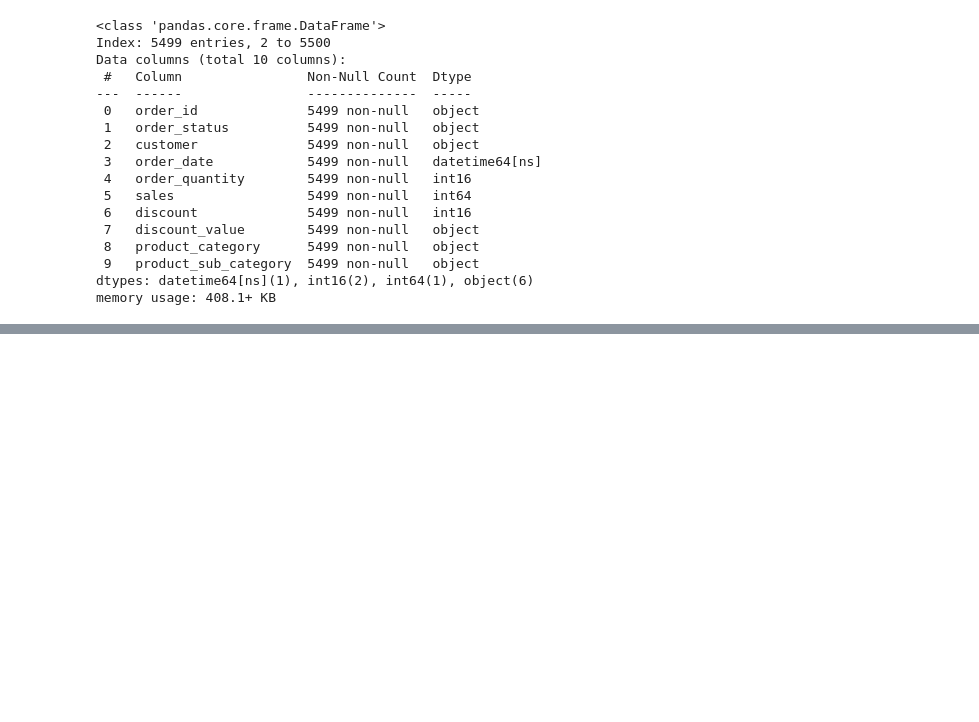
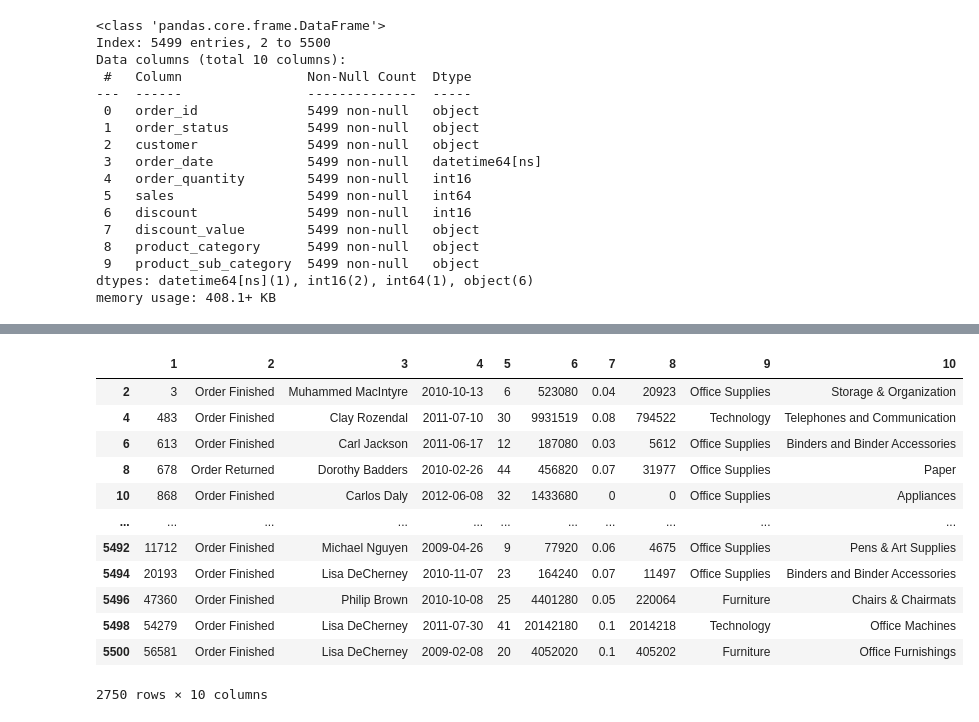
Before and after one commit to Ronit-Khorjuvekar4/pandas_30_days, a Jupyter notebook: Data Types & Conversion/Untitled.ipynb, the cells around one changed output, grey strips where cells are left out. Drawn from its saved outputs; the diff is of its cells as text; code cells hidden in the pictures; blank space fills up the shorter version.

```diff
--- a/Data Types & Conversion/Untitled.ipynb
+++ b/Data Types & Conversion/Untitled.ipynb
@@ -150,0 +384,17 @@ memory usage: 408.1+ KB
+# %%
+# Display alternate rows from 0 to 50.
+df[::2]
+# %% [output]
+|  | 1 | 2 | 3 | 4 | 5 | 6 | 7 | 8 | 9 | 10 |
+| 2 | 3 | Order Finished | Muhammed MacIntyre | 2010-10-13 | 6 | 523080 | 0.04 | 20923 | Office Supplies | Storage & Organization |
+| 4 | 483 | Order Finished | Clay Rozendal | 2011-07-10 | 30 | 9931519 | 0.08 | 794522 | Technology | Telephones and Communication |
+| 6 | 613 | Order Finished | Carl Jackson | 2011-06-17 | 12 | 187080 | 0.03 | 5612 | Office Supplies | Binders and Binder Accessories |
+| 8 | 678 | Order Returned | Dorothy Badders | 2010-02-26 | 44 | 456820 | 0.07 | 31977 | Office Supplies | Paper |
+| 10 | 868 | Order Finished | Carlos Daly | 2012-06-08 | 32 | 1433680 | 0 | 0 | Office Supplies | Appliances |
+| ... | ... | ... | ... | ... | ... | ... | ... | ... | ... | ... |
+| 5492 | 11712 | Order Finished | Michael Nguyen | 2009-04-26 | 9 | 77920 | 0.06 | 4675 | Office Supplies | Pens & Art Supplies |
+| 5494 | 20193 | Order Finished | Lisa DeCherney | 2010-11-07 | 23 | 164240 | 0.07 | 11497 | Office Supplies | Binders and Binder Accessories |
+| 5496 | 47360 | Order Finished | Philip Brown | 2010-10-08 | 25 | 4401280 | 0.05 | 220064 | Furniture | Chairs & Chairmats |
+| 5498 | 54279 | Order Finished | Lisa DeCherney | 2011-07-30 | 41 | 20142180 | 0.1 | 2014218 | Technology | Office Machines |
+| 5500 | 56581 | Order Finished | Lisa DeCherney | 2009-02-08 | 20 | 4052020 | 0.1 | 405202 | Furniture | Office Furnishings |
+2750 rows × 10 columns
```
Also changed, not shown: parts of 41 cells of this notebook.
